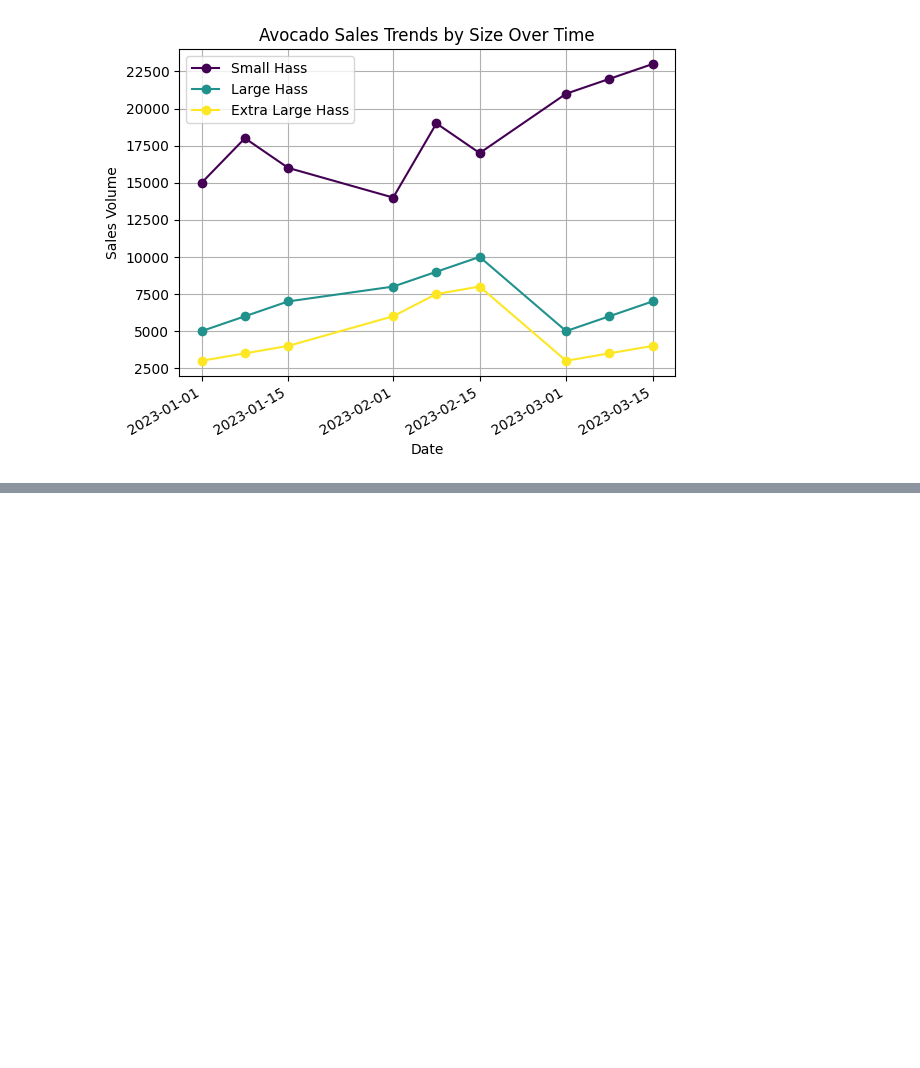
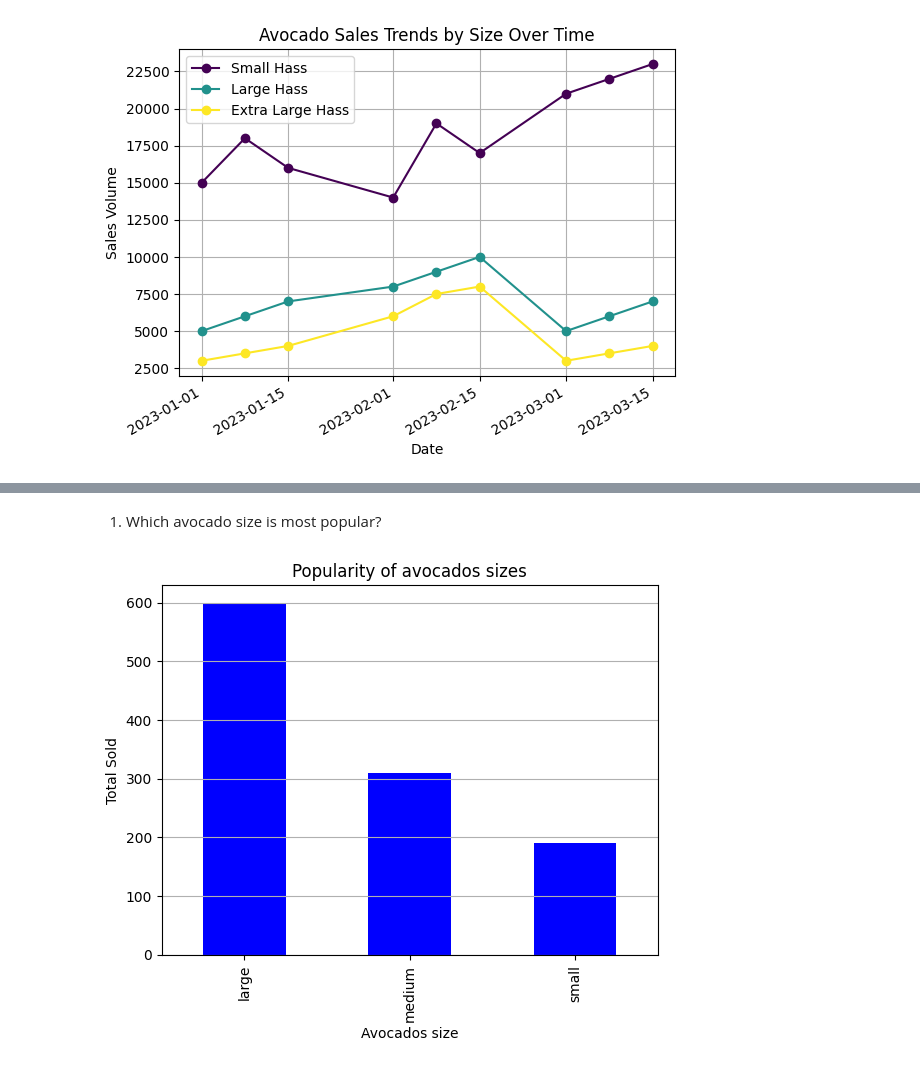
Before and after one commit to SharadHub/Pandas, a Jupyter notebook: CH4_DataVisualization.ipynb, the cells around one changed output, grey strips where cells are left out. Cells and saved outputs as stored; diff of their text form; code cells hidden in the pictures; blank space fills up the shorter version.

```diff
--- a/CH4_DataVisualization.ipynb
+++ b/CH4_DataVisualization.ipynb
@@ -45,0 +61,19 @@ plt.show()
+# %% [markdown]
+1. Which avocado size is most popular?
+# %%
+data1 = {
+    'size': ['small', 'medium', 'large', 'medium', 'small', 'large', 'large'],
+    'total_sold': [100, 150, 200, 160, 90, 210, 190]
+}
+avocados = pd.DataFrame(data1)
+grouped = avocados.groupby('size')['total_sold'].sum()
+
+
+grouped.sort_values(ascending=False).plot(kind='bar', color='blue')
+plt.title("Popularity of avocados sizes")
+plt.xlabel('Avocados size')
+plt.ylabel('Total Sold')
+plt.grid(axis='y')
+plt.show()
+# %% [output]
+[figure, added]
```
Also changed, not shown: parts of 8 cells of this notebook.
